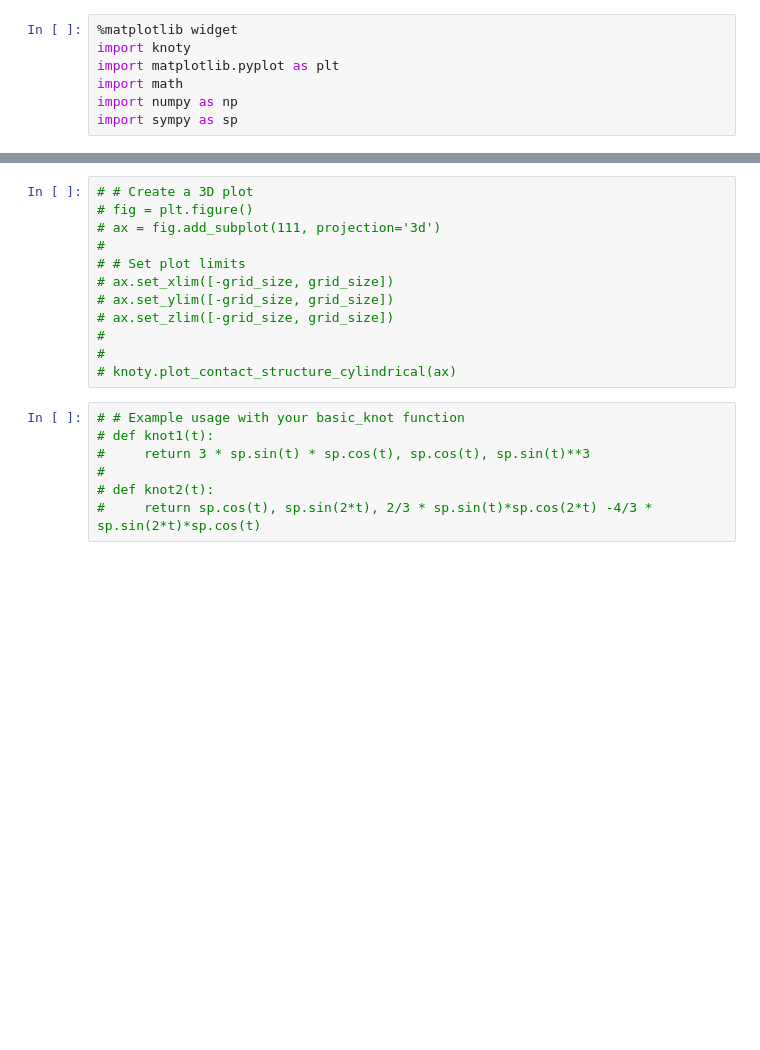
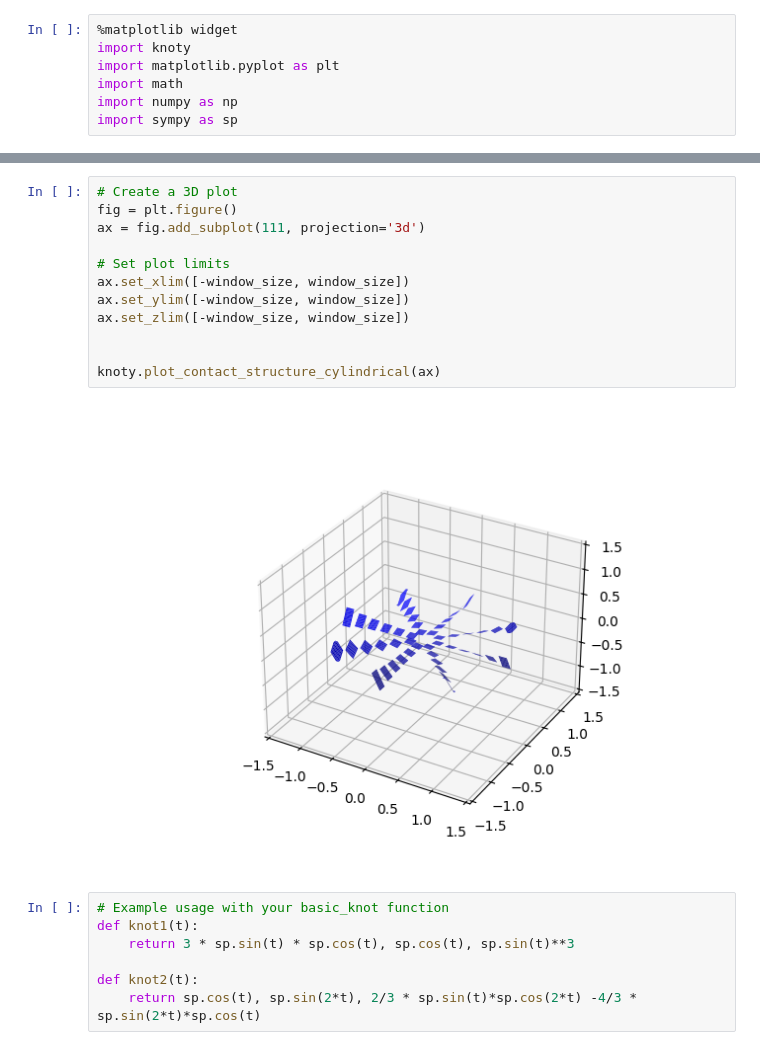
Before and after one commit to slausmeister/knoty, a Jupyter notebook: Knots.ipynb, the cells around one changed output, grey strips where cells are left out. Cells and saved outputs as stored; diff of their text form; blank space fills up the shorter version.

```diff
--- a/Knots.ipynb
+++ b/Knots.ipynb
@@ -20,20 +22,22 @@ import sympy as sp
 # %%
-# # Create a 3D plot
-# fig = plt.figure()
-# ax = fig.add_subplot(111, projection='3d')
-#
-# # Set plot limits
-# ax.set_xlim([-grid_size, grid_size])
-# ax.set_ylim([-grid_size, grid_size])
-# ax.set_zlim([-grid_size, grid_size])
-#
-#
-# knoty.plot_contact_structure_cylindrical(ax)
+# Create a 3D plot
+fig = plt.figure()
+ax = fig.add_subplot(111, projection='3d')
+
+# Set plot limits
+ax.set_xlim([-window_size, window_size])
+ax.set_ylim([-window_size, window_size])
+ax.set_zlim([-window_size, window_size])
+
+
+knoty.plot_contact_structure_cylindrical(ax)
+# %% [output]
+[figure, added]
 # %%
-# # Example usage with your basic_knot function
-# def knot1(t):
-#     return 3 * sp.sin(t) * sp.cos(t), sp.cos(t), sp.sin(t)**3
-#
-# def knot2(t):
-#     return sp.cos(t), sp.sin(2*t), 2/3 * sp.sin(t)*sp.cos(2*t) -4/3 * sp.sin(2*t)*sp.cos(t)
+# Example usage with your basic_knot function
+def knot1(t):
+    return 3 * sp.sin(t) * sp.cos(t), sp.cos(t), sp.sin(t)**3
+
+def knot2(t):
+    return sp.cos(t), sp.sin(2*t), 2/3 * sp.sin(t)*sp.cos(2*t) -4/3 * sp.sin(2*t)*sp.cos(t)
 # %%
```
Also changed, not shown: parts of 7 cells of this notebook.
